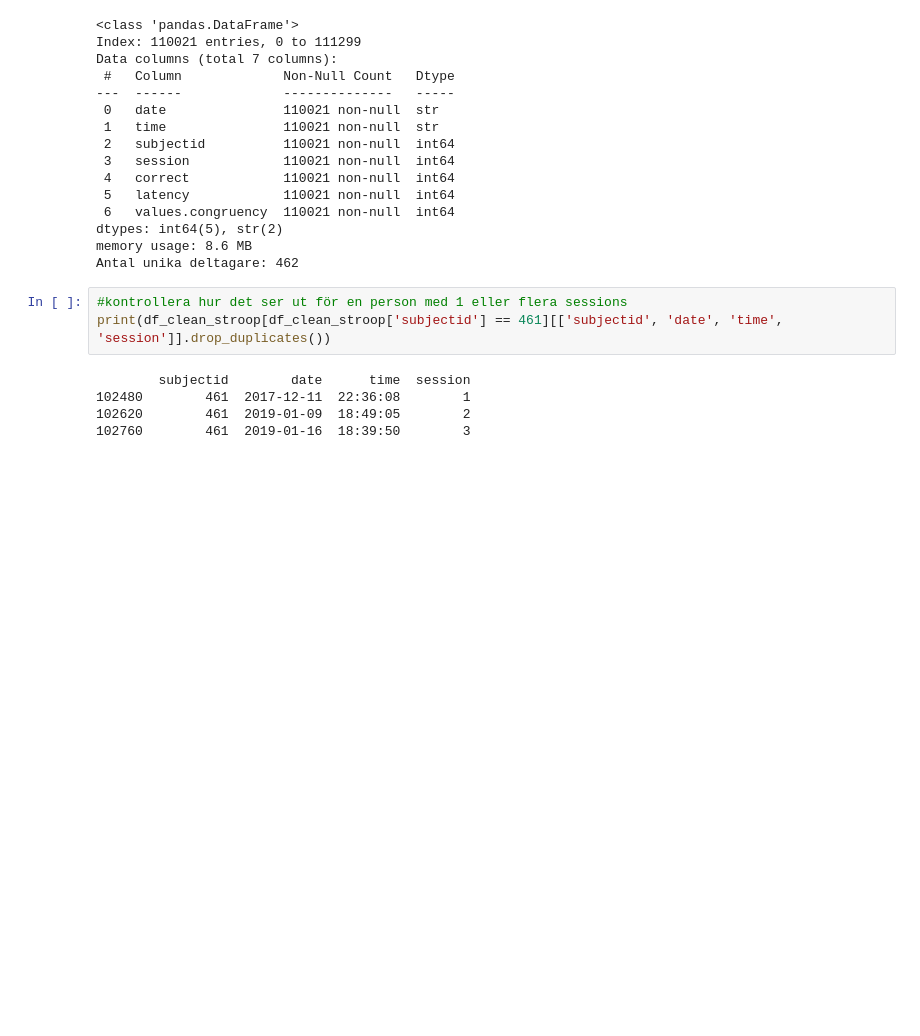
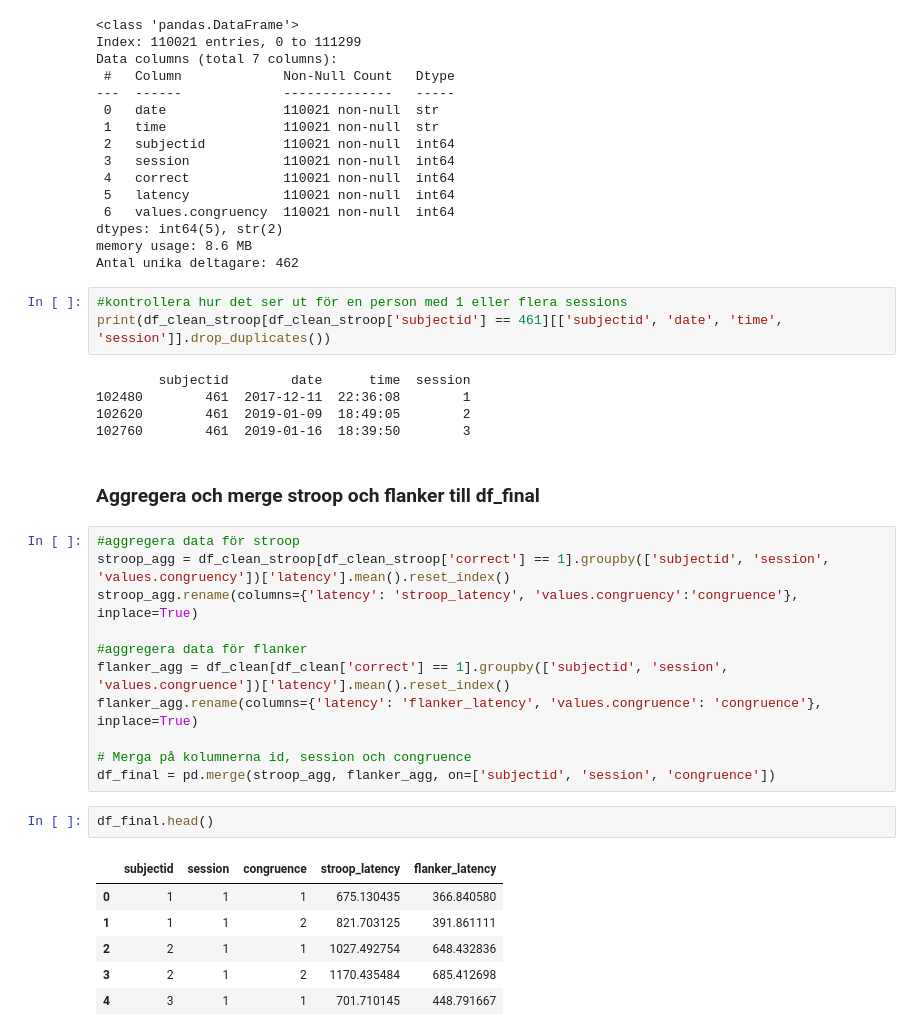
Before and after one commit to gusuny/data_analysis_project, a Jupyter notebook: data/raw/sammansatt_test.ipynb, the cells around one changed output. Cells and saved outputs as stored; diff of their text form; blank space fills up the shorter version.

Commit message:
lade till aggregering och merge av df:s

```diff
--- a/data/raw/sammansatt_test.ipynb
+++ b/data/raw/sammansatt_test.ipynb
@@ -398,3 +398,25 @@ print(df_clean_stroop[df_clean_stroop['subjectid'] == 461][['subjectid', 'date',
 102480        461  2017-12-11  22:36:08        1
 102620        461  2019-01-09  18:49:05        2
 102760        461  2019-01-16  18:39:50        3
+# %% [markdown]
+### Aggregera och merge stroop och flanker till df_final
+# %%
+#aggregera data för stroop
+stroop_agg = df_clean_stroop[df_clean_stroop['correct'] == 1].groupby(['subjectid', 'session', 'values.congruency'])['latency'].mean().reset_index()
+stroop_agg.rename(columns={'latency': 'stroop_latency', 'values.congruency':'congruence'}, inplace=True)
+
+#aggregera data för flanker
+flanker_agg = df_clean[df_clean['correct'] == 1].groupby(['subjectid', 'session', 'values.congruence'])['latency'].mean().reset_index()
+flanker_agg.rename(columns={'latency': 'flanker_latency', 'values.congruence': 'congruence'}, inplace=True)
+
+# Merga på kolumnerna id, session och congruence
+df_final = pd.merge(stroop_agg, flanker_agg, on=['subjectid', 'session', 'congruence'])
+# %%
+df_final.head()
+# %% [output]
+|  | subjectid | session | congruence | stroop_latency | flanker_latency |
+| 0 | 1 | 1 | 1 | 675.130435 | 366.840580 |
+| 1 | 1 | 1 | 2 | 821.703125 | 391.861111 |
+| 2 | 2 | 1 | 1 | 1027.492754 | 648.432836 |
+| 3 | 2 | 1 | 2 | 1170.435484 | 685.412698 |
+| 4 | 3 | 1 | 1 | 701.710145 | 448.791667 |
```
